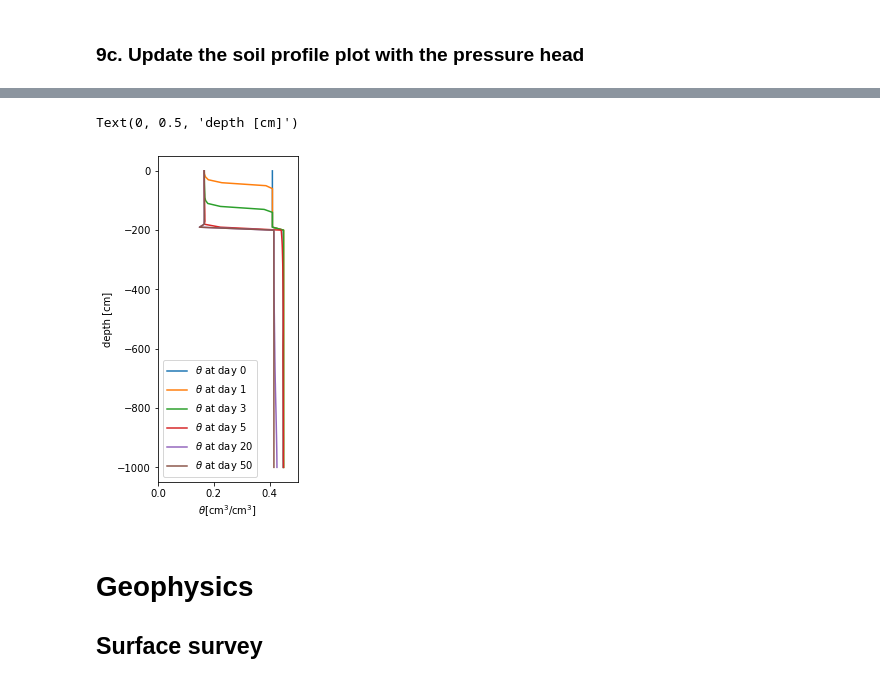
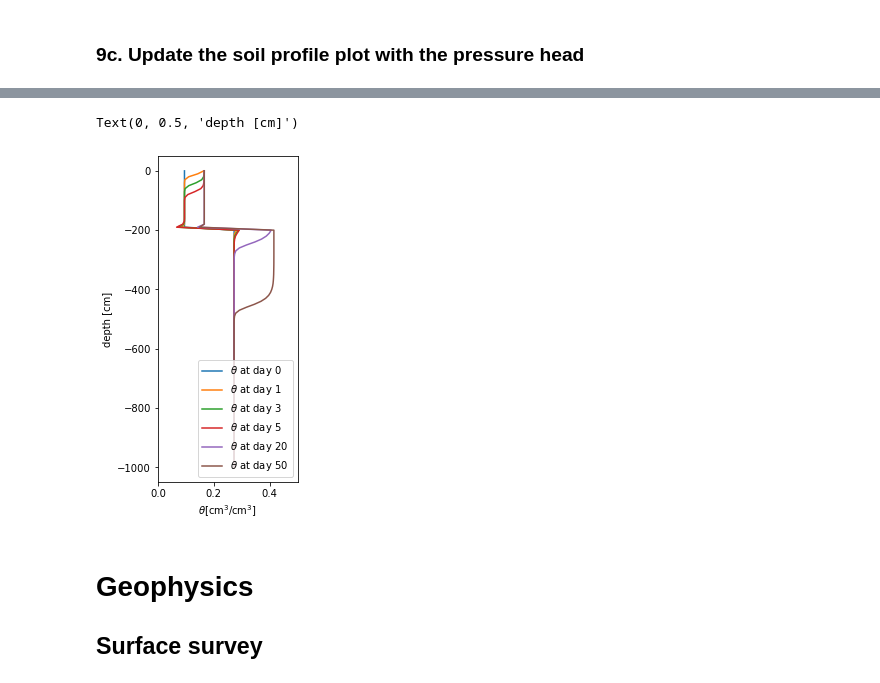
Before and after one commit to cmtso/phydrus_geophy, a Jupyter notebook: phydrus_geophys_ex1.ipynb, the cells around one changed output, grey strips where cells are left out. Cells and saved outputs as stored; diff of their text form; code cells hidden in the pictures.

```diff
--- a/phydrus_geophys_ex1.ipynb
+++ b/phydrus_geophys_ex1.ipynb
@@ -155,9 +156,9 @@ The profile is a simple one based on depth.
 # %%
 def z_loop(z, z1):
     if z > z1:
-        return -0.4629
+        return -0.4629*100
     else:
-        return -2.105
+        return -2.105*100
 
 bottom = [-2*100, -10*100]  # Depth of the soil column, need to adjust bottom of first layer with dx
 
@@ -342,26 +339,26 @@ plt.xlim([-30, 5])
 # %%
 
 plt.figure(figsize=(2.5,6))
 ml.profile.loc[:, "m0"] = ml.read_nod_inf(times=[0]).loc[:,'Moisture']
 ml.profile.loc[:, "m1"] = ml.read_nod_inf(times=[1]).loc[:,'Moisture']
 ml.profile.loc[:, "m3"] = ml.read_nod_inf(times=[3]).loc[:,'Moisture']
 ml.profile.loc[:, "m5"] = ml.read_nod_inf(times=[5]).loc[:,'Moisture']
 ml.profile.loc[:, "m20"] = ml.read_nod_inf(times=[20]).loc[:,'Moisture']
 ml.profile.loc[:, "m50"] = ml.read_nod_inf(times=[50]).loc[:,'Moisture']
 plt.plot(ml.profile.loc[:, ["m0"]].values,ml.profile.loc[:, ["x"]].values,label=r'$\theta$ at day 0')
 plt.plot(ml.profile.loc[:, ["m1"]].values,ml.profile.loc[:, ["x"]].values,label=r'$\theta$ at day 1')
 plt.plot(ml.profile.loc[:, ["m3"]].values,ml.profile.loc[:, ["x"]].values,label=r'$\theta$ at day 3')
 plt.plot(ml.profile.loc[:, ["m5"]].values,ml.profile.loc[:, ["x"]].values,label=r'$\theta$ at day 5')
 plt.plot(ml.profile.loc[:, ["m20"]].values,ml.profile.loc[:, ["x"]].values,label=r'$\theta$ at day 20')
 plt.plot(ml.profile.loc[:, ["m50"]].values,ml.profile.loc[:, ["x"]].values,label=r'$\theta$ at day 50')
 
 plt.xlim([0,0.5])
-plt.legend()
+plt.legend(loc='lower right')
 plt.xlabel(r"$\theta \mathrm{[cm^3/cm^3]}$")
 plt.ylabel(f"depth [{ml.basic_info['LUnit']}]")
 # %% [output]
 Text(0, 0.5, 'depth [cm]')
-[figure, old version]
+[figure, new version]
 # %% [markdown]
 # Geophysics
 
```
Also changed, not shown: parts of 12 cells of this notebook.
